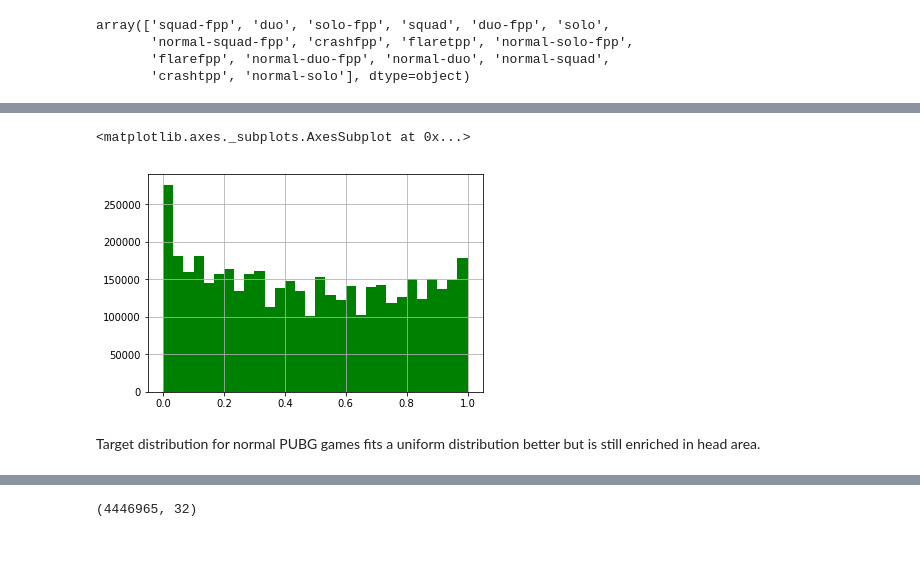
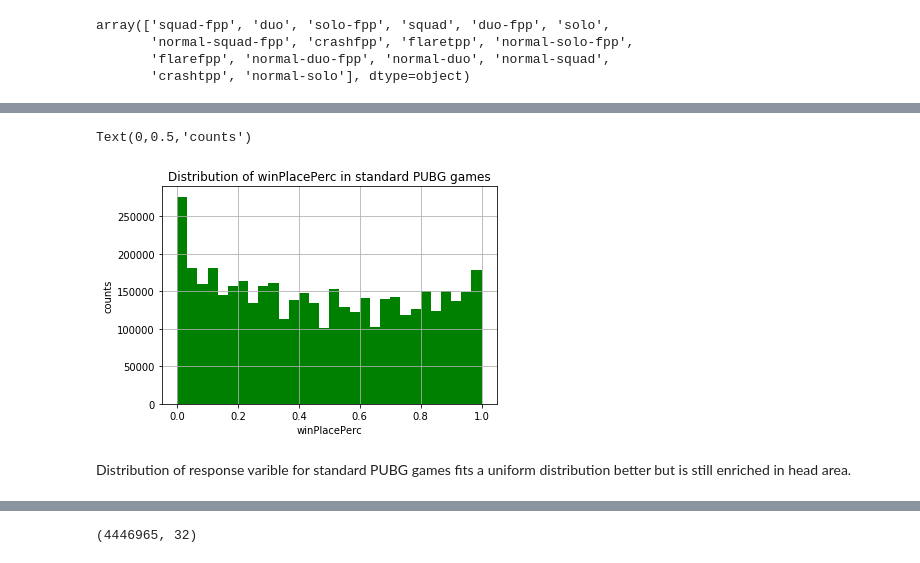
Before and after one commit to bojanin/pubg_cse627, a Jupyter notebook: data_explore.ipynb, the cells around one changed output, grey strips where cells are left out. Drawn from its saved outputs; the diff is of its cells as text; code cells hidden in the pictures.

```diff
--- a/data_explore.ipynb
+++ b/data_explore.ipynb
@@ -162,10 +178,13 @@ Target distribution for custom PUBG games is far from a uniform distribution
 # %%
 training_data[training_data["matchType"] != "custom"].winPlacePerc.hist(bins=30,color = "green")
+plt.title("Distribution of winPlacePerc in standard PUBG games")
+plt.xlabel("winPlacePerc")
+plt.ylabel("counts")
 # %% [output]
-<matplotlib.axes._subplots.AxesSubplot at 0x...>
+Text(0,0.5,'counts')
-[figure, old version]
+[figure, new version]
 # %% [markdown]
-Target distribution for normal PUBG games fits a uniform distribution better but is still enriched in head area.
+Distribution of response varible for standard PUBG games fits a uniform distribution better but is still enriched in head area.
 # %%
 for i,t in enumerate(normal_type):
     plt.figure(i)
```
Also changed, not shown: parts of 128 cells of this notebook.
